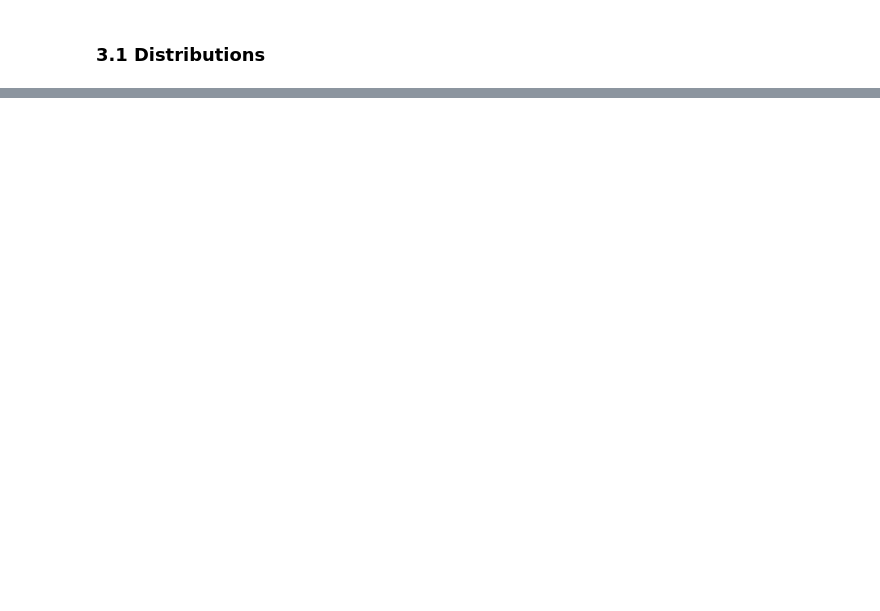
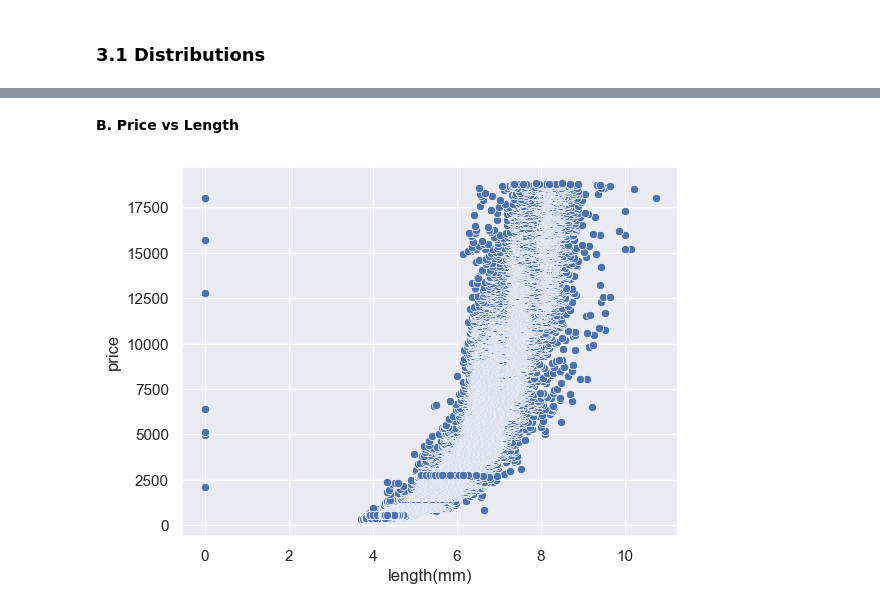
Before and after one commit to UgeneTettey/iiAfrica_IIP_ML, a Jupyter notebook: G1/diamond_price_predition/diamond_price_prediction_Model_Training.ipynb, the cells around one changed output, grey strips where cells are left out. Saved outputs shown, nothing was run; the diff lists cells and outputs as text; code cells hidden in the pictures; blank space fills up the shorter version.

```diff
--- a/G1/diamond_price_predition/diamond_price_prediction_Model_Training.ipynb
+++ b/G1/diamond_price_predition/diamond_price_prediction_Model_Training.ipynb
@@ -208,0 +265,8 @@ plt.show()
+# %% [markdown]
+**B. Price vs Length**
+# %%
+# creat scatter plot
+sns.scatterplot(x = df_cleaned['length(mm)'], y=df_cleaned['price'])
+plt.show()
+# %% [output]
+[figure, added]
```
Also changed, not shown: parts of 34 cells of this notebook.
